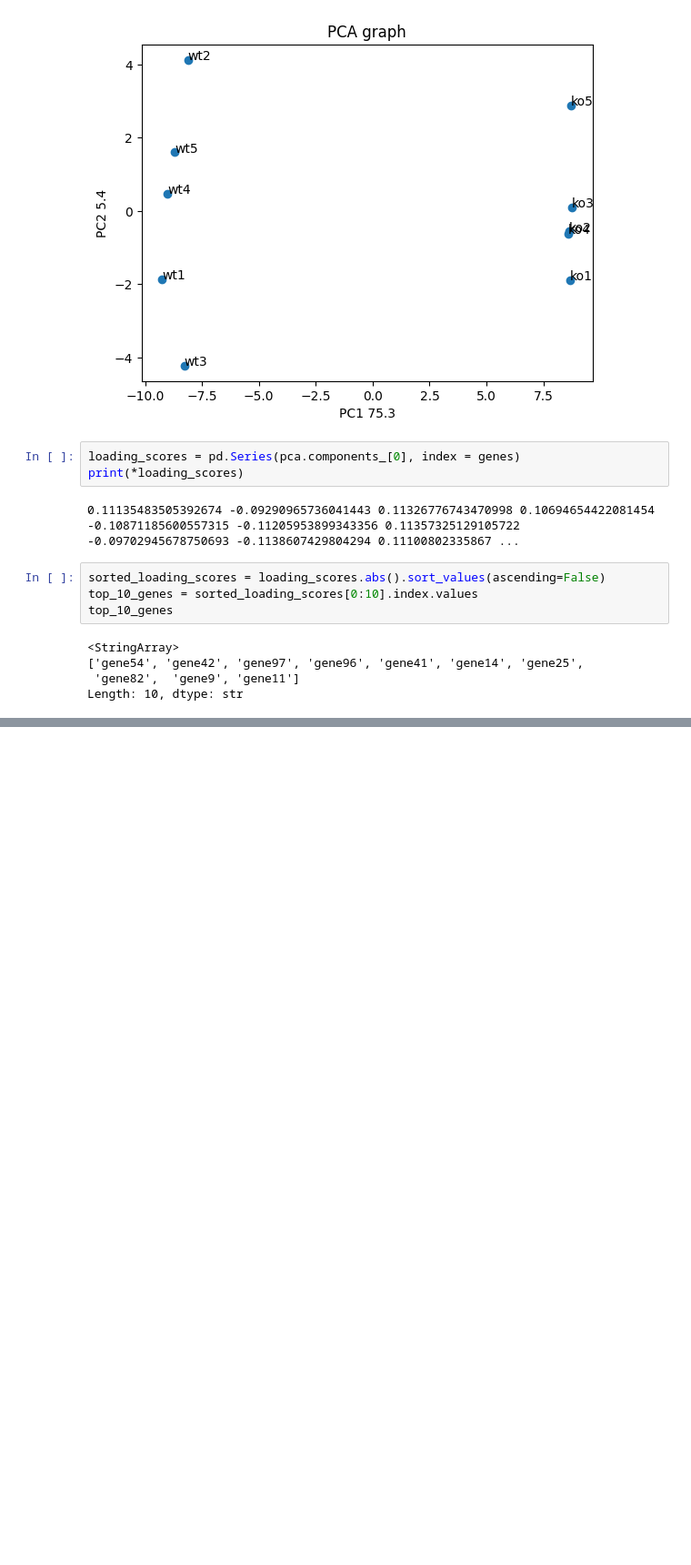
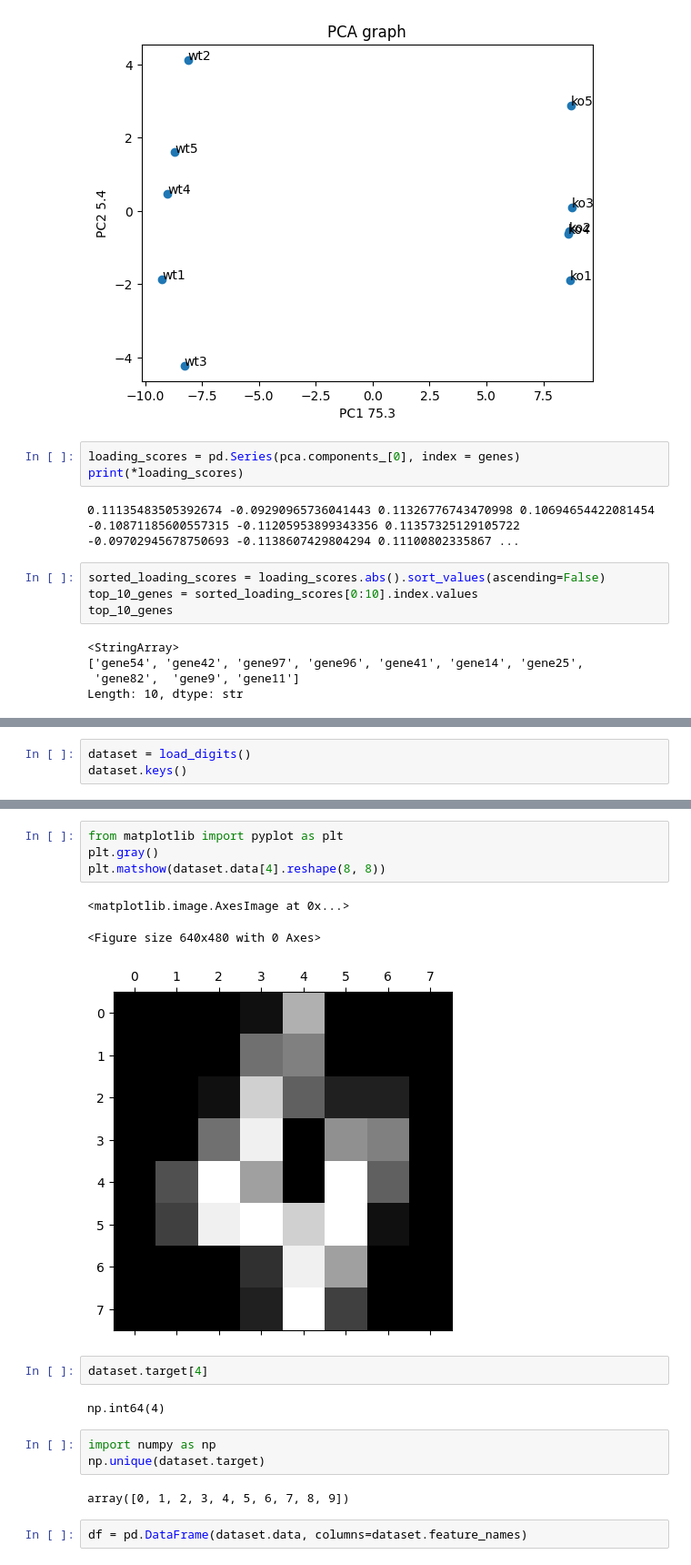
Before and after one commit to johnloane/sd4_dav_26, a Jupyter notebook: MLR/PCA_Fri.ipynb, the cells around one changed output, grey strips where cells are left out. Shown at 91% size. Cells and saved outputs as stored; diff of their text form; blank space fills up the shorter version.

```diff
--- a/MLR/PCA_Fri.ipynb
+++ b/MLR/PCA_Fri.ipynb
@@ -226,0 +238,3 @@ Length: 10, dtype: str
+# %%
+dataset = load_digits()
+dataset.keys()
@@ -226,0 +286,19 @@ Length: 10, dtype: str
+# %%
+from matplotlib import pyplot as plt
+plt.gray()
+plt.matshow(dataset.data[4].reshape(8, 8))
+# %% [output]
+<matplotlib.image.AxesImage at 0x...>
+<Figure size 640x480 with 0 Axes>
+[figure, added]
+# %%
+dataset.target[4]
+# %% [output]
+np.int64(4)
+# %%
+import numpy as np
+np.unique(dataset.target)
+# %% [output]
+array([0, 1, 2, 3, 4, 5, 6, 7, 8, 9])
+# %%
+df = pd.DataFrame(dataset.data, columns=dataset.feature_names)
```
Also changed, not shown: parts of 21 cells of this notebook, 1 other file.
